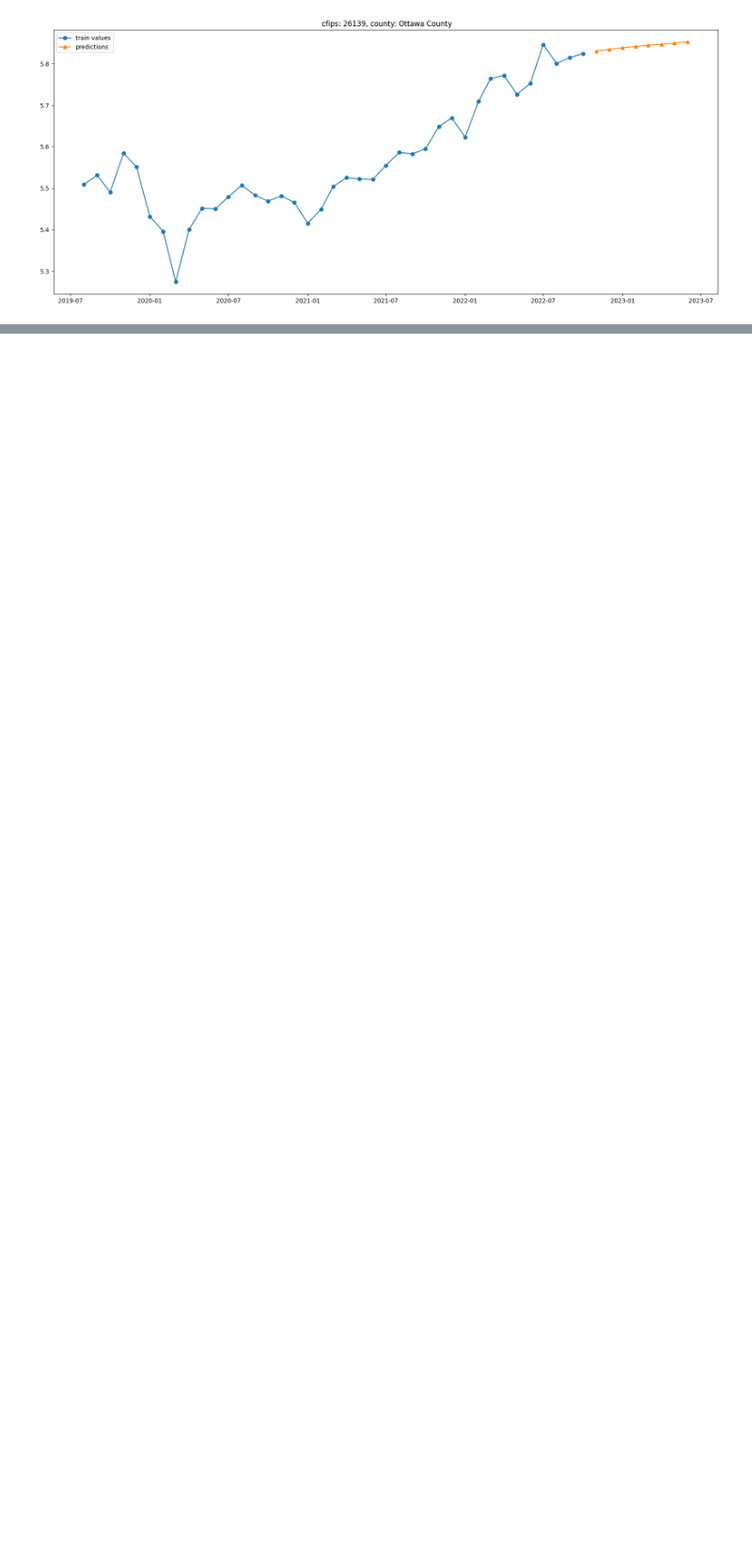
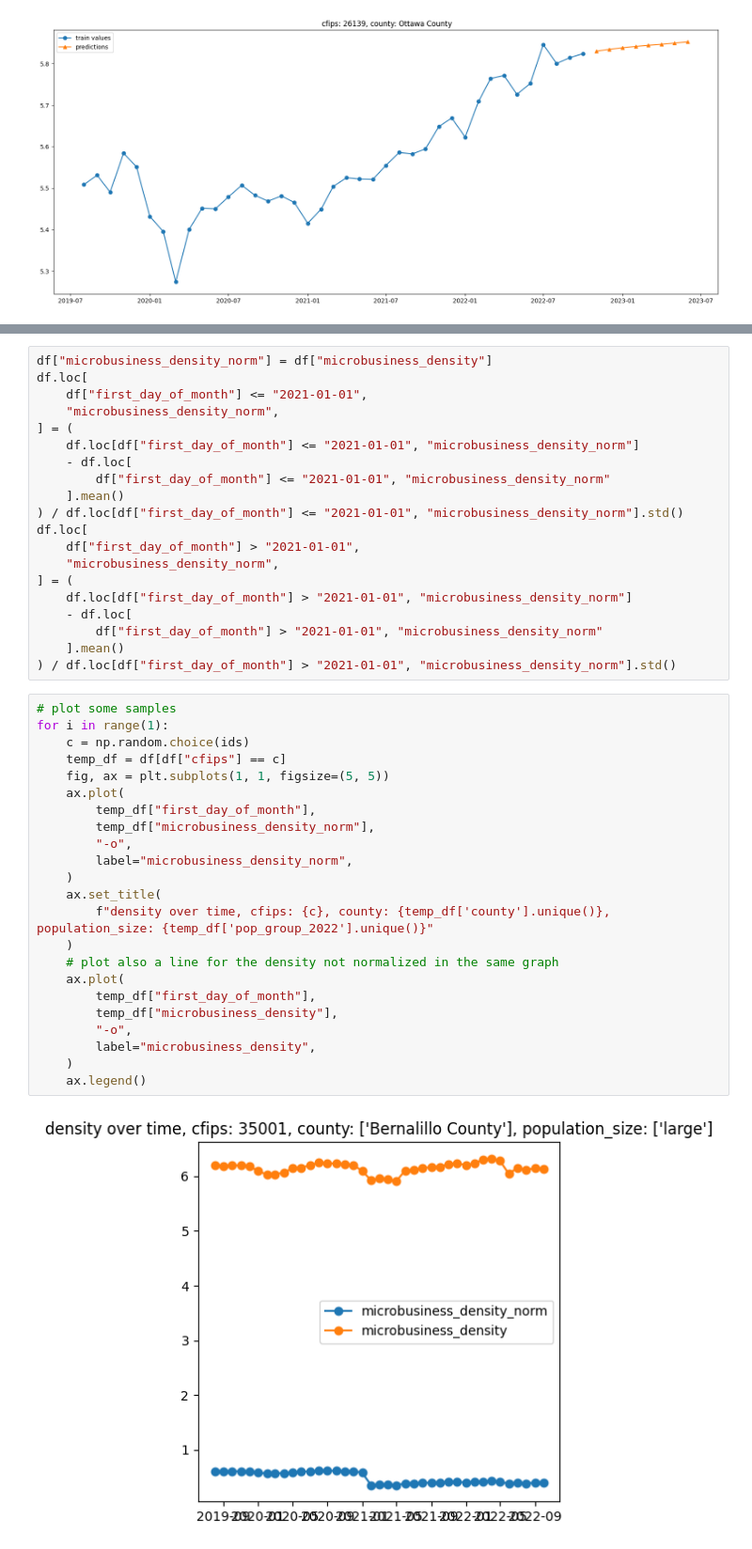
Before and after one commit to Jose-Sabater/kagglecomp-GoDaddy-timeseries, a Jupyter notebook: nb/03_01_ml_baselinesmooth.ipynb, the cells around one changed output, grey strips where cells are left out. Shown at 94% size. Saved outputs shown, nothing was run; the diff lists cells and outputs as text; blank space fills up the shorter version.

Commit message:
normalized baseline added

```diff
--- a/nb/03_01_ml_baselinesmooth.ipynb
+++ b/nb/03_01_ml_baselinesmooth.ipynb
@@ -480,0 +420,45 @@ for i in range(10):
+# %%
+df["microbusiness_density_norm"] = df["microbusiness_density"]
+df.loc[
+    df["first_day_of_month"] <= "2021-01-01",
+    "microbusiness_density_norm",
+] = (
+    df.loc[df["first_day_of_month"] <= "2021-01-01", "microbusiness_density_norm"]
+    - df.loc[
+        df["first_day_of_month"] <= "2021-01-01", "microbusiness_density_norm"
+    ].mean()
+) / df.loc[df["first_day_of_month"] <= "2021-01-01", "microbusiness_density_norm"].std()
+df.loc[
+    df["first_day_of_month"] > "2021-01-01",
+    "microbusiness_density_norm",
+] = (
+    df.loc[df["first_day_of_month"] > "2021-01-01", "microbusiness_density_norm"]
+    - df.loc[
+        df["first_day_of_month"] > "2021-01-01", "microbusiness_density_norm"
+    ].mean()
+) / df.loc[df["first_day_of_month"] > "2021-01-01", "microbusiness_density_norm"].std()
+# %%
+# plot some samples
+for i in range(1):
+    c = np.random.choice(ids)
+    temp_df = df[df["cfips"] == c]
+    fig, ax = plt.subplots(1, 1, figsize=(5, 5))
+    ax.plot(
+        temp_df["first_day_of_month"],
+        temp_df["microbusiness_density_norm"],
+        "-o",
+        label="microbusiness_density_norm",
+    )
+    ax.set_title(
+        f"density over time, cfips: {c}, county: {temp_df['county'].unique()}, population_size: {temp_df['pop_group_2022'].unique()}"
+    )
+    # plot also a line for the density not normalized in the same graph
+    ax.plot(
+        temp_df["first_day_of_month"],
+        temp_df["microbusiness_density"],
+        "-o",
+        label="microbusiness_density",
+    )
+    ax.legend()
+# %% [output]
+[figure, added]
```
Also changed, not shown: parts of 18 cells of this notebook, 1 other file.
